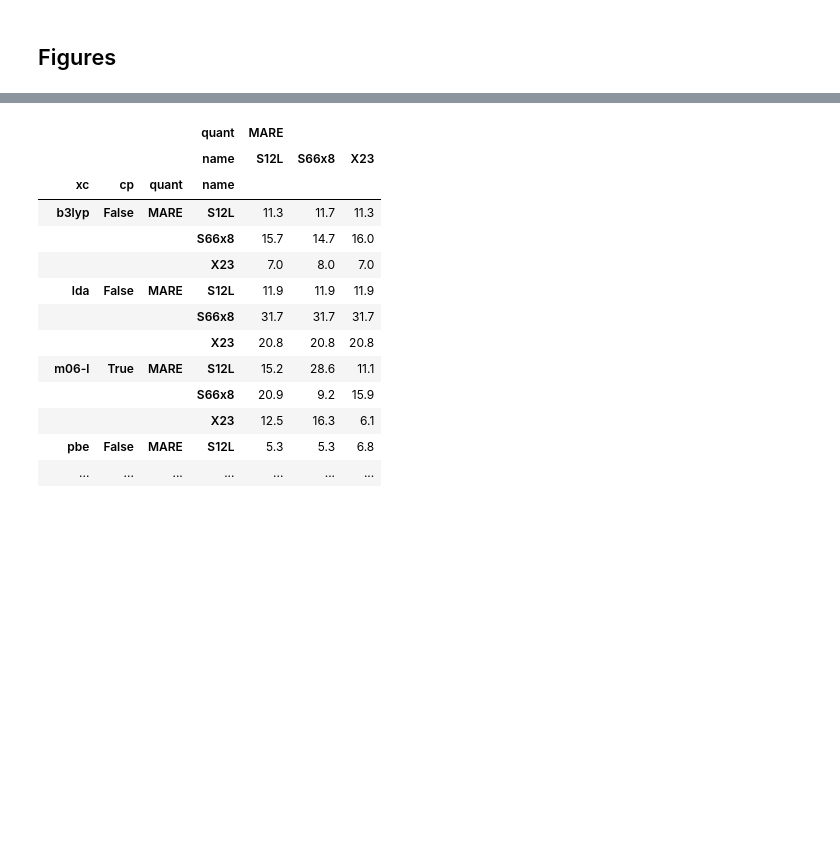
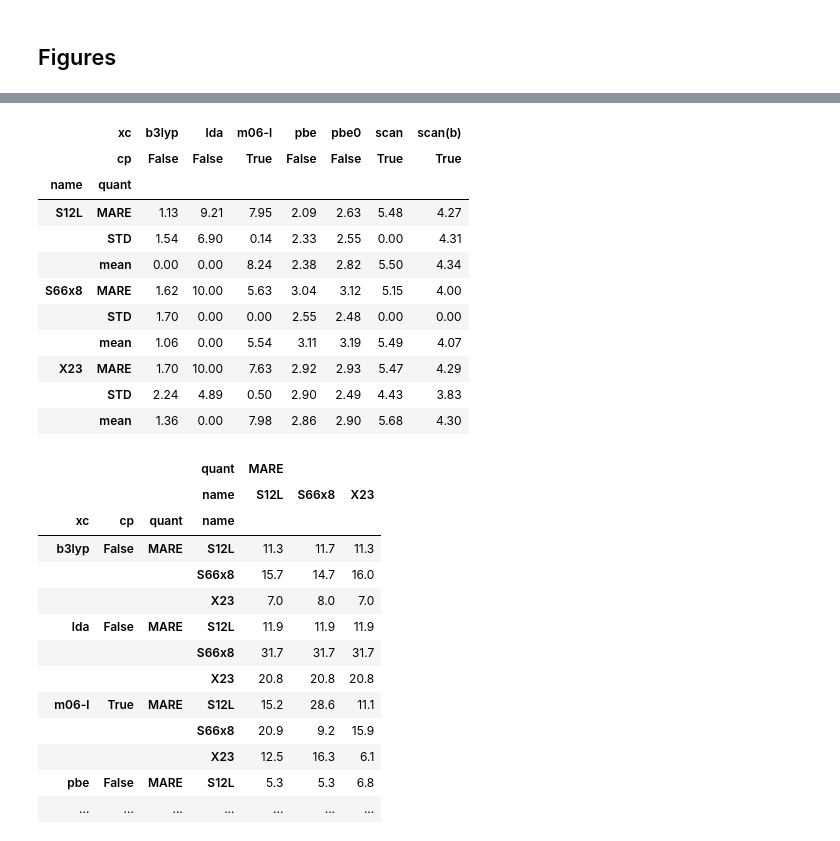
Before and after one commit to azag0/dft-vdw-range, a Jupyter notebook: src/2017-05-05-figures.ipynb, the cells around one changed output, grey strips where cells are left out. Cells and saved outputs as stored; diff of their text form; code cells hidden in the pictures; blank space fills up the shorter version.

```diff
--- a/src/2017-05-05-figures.ipynb
+++ b/src/2017-05-05-figures.ipynb
@@ -169,3 +201,28 @@ optimal_beta.round(2).unstack([1, 2])
+# %%
+optimal_a2 = merge_scfs_vdws(
+    'dftd3_bj',
+    ('S66x8 X23 S12L'.split(), slice(None), 1.),
+    [
+        *dict.fromkeys('lda b3lyp pbe pbe0'.split(), False).items(),
+        *dict.fromkeys('scan m06-l scan(b)'.split(), True).items()
+    ],
+    [(.55, slice(None), 0.)],
+    'a1 a2 s8'.split()
+).groupby('name xc cp'.split()).apply(lambda df: get_optimal_param(df, 'a2')).stack().rename('a2')
+optimal_a2.round(2).unstack([1, 2])
+# %% [output]
+|  | xc | b3lyp | lda | m06-l | pbe | pbe0 | scan | scan(b) |
+|  | cp | False | False | True | False | False | True | True |
+| name | quant |  |  |  |  |  |  |  |
+| S12L | MARE | 1.13 | 9.21 | 7.95 | 2.09 | 2.63 | 5.48 | 4.27 |
+|  | STD | 1.54 | 6.90 | 0.14 | 2.33 | 2.55 | 0.00 | 4.31 |
+|  | mean | 0.00 | 0.00 | 8.24 | 2.38 | 2.82 | 5.50 | 4.34 |
+| S66x8 | MARE | 1.62 | 10.00 | 5.63 | 3.04 | 3.12 | 5.15 | 4.00 |
+|  | STD | 1.70 | 0.00 | 0.00 | 2.55 | 2.48 | 0.00 | 0.00 |
+|  | mean | 1.06 | 0.00 | 5.54 | 3.11 | 3.19 | 5.49 | 4.07 |
+| X23 | MARE | 1.70 | 10.00 | 7.63 | 2.92 | 2.93 | 5.47 | 4.29 |
+|  | STD | 2.24 | 4.89 | 0.50 | 2.90 | 2.49 | 4.43 | 3.83 |
+|  | mean | 1.36 | 0.00 | 7.98 | 2.86 | 2.90 | 5.68 | 4.30 |
 # %%
 def get_performance(xc, cp, beta, **_):
     return merge_scf_vdw(
```
Also changed, not shown: parts of 11 cells of this notebook, 7 other files.
